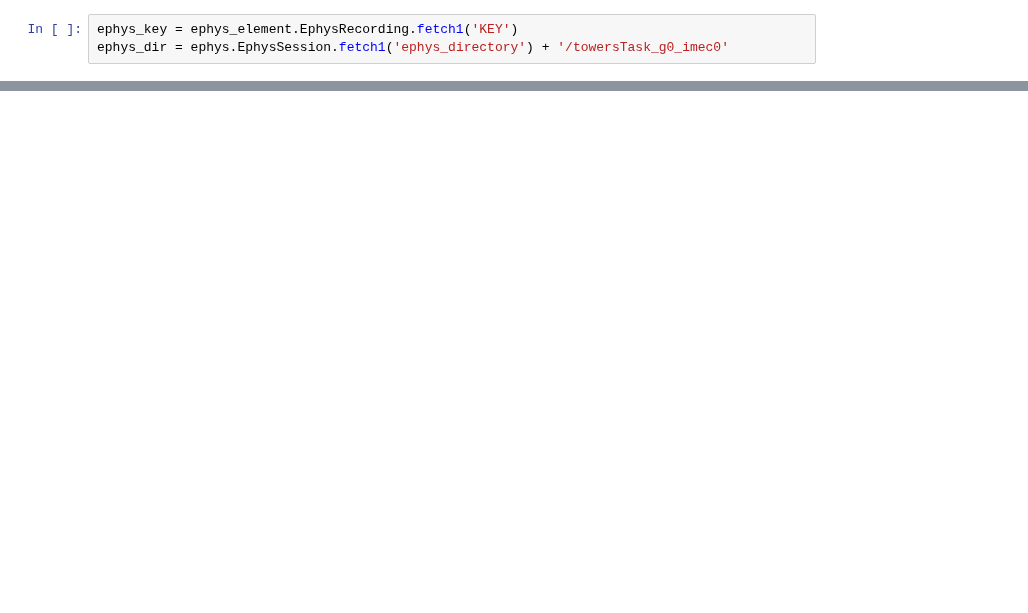
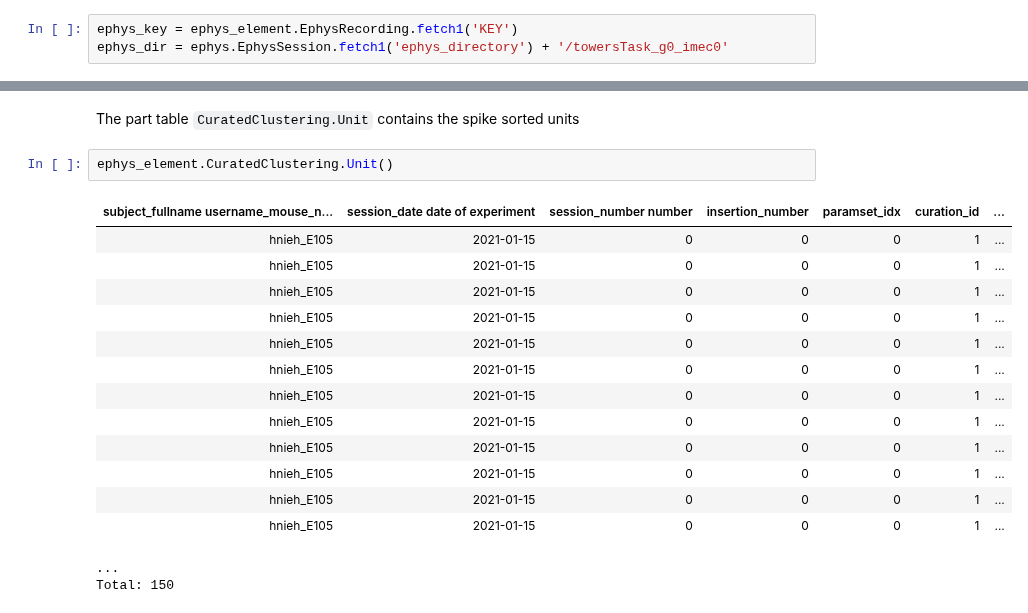
Before and after one commit to BrainCOGS/U19-pipeline-python, a Jupyter notebook: notebooks/ephys_element/ephys_element_workflow.ipynb, the cells around one changed output, grey strips where cells are left out. Cells and saved outputs as stored; diff of their text form; blank space fills up the shorter version.

```diff
--- a/notebooks/ephys_element/ephys_element_workflow.ipynb
+++ b/notebooks/ephys_element/ephys_element_workflow.ipynb
@@ -97,0 +183,20 @@ ephys_element.ClusteringTask.insert1(
+# %% [markdown]
+The part table `CuratedClustering.Unit` contains the spike sorted units
+# %%
+ephys_element.CuratedClustering.Unit()
+# %% [output]
+| subject_fullname username_mouse_n... | session_date date of experiment | session_number number | insertion_number | paramset_idx | curation_id | ... |
+| hnieh_E105 | 2021-01-15 | 0 | 0 | 0 | 1 | ... |
+| hnieh_E105 | 2021-01-15 | 0 | 0 | 0 | 1 | ... |
+| hnieh_E105 | 2021-01-15 | 0 | 0 | 0 | 1 | ... |
+| hnieh_E105 | 2021-01-15 | 0 | 0 | 0 | 1 | ... |
+| hnieh_E105 | 2021-01-15 | 0 | 0 | 0 | 1 | ... |
+| hnieh_E105 | 2021-01-15 | 0 | 0 | 0 | 1 | ... |
+| hnieh_E105 | 2021-01-15 | 0 | 0 | 0 | 1 | ... |
+| hnieh_E105 | 2021-01-15 | 0 | 0 | 0 | 1 | ... |
+| hnieh_E105 | 2021-01-15 | 0 | 0 | 0 | 1 | ... |
+| hnieh_E105 | 2021-01-15 | 0 | 0 | 0 | 1 | ... |
+| hnieh_E105 | 2021-01-15 | 0 | 0 | 0 | 1 | ... |
+| hnieh_E105 | 2021-01-15 | 0 | 0 | 0 | 1 | ... |
+...
+Total: 150
```
Also changed, not shown: parts of 44 cells of this notebook.
